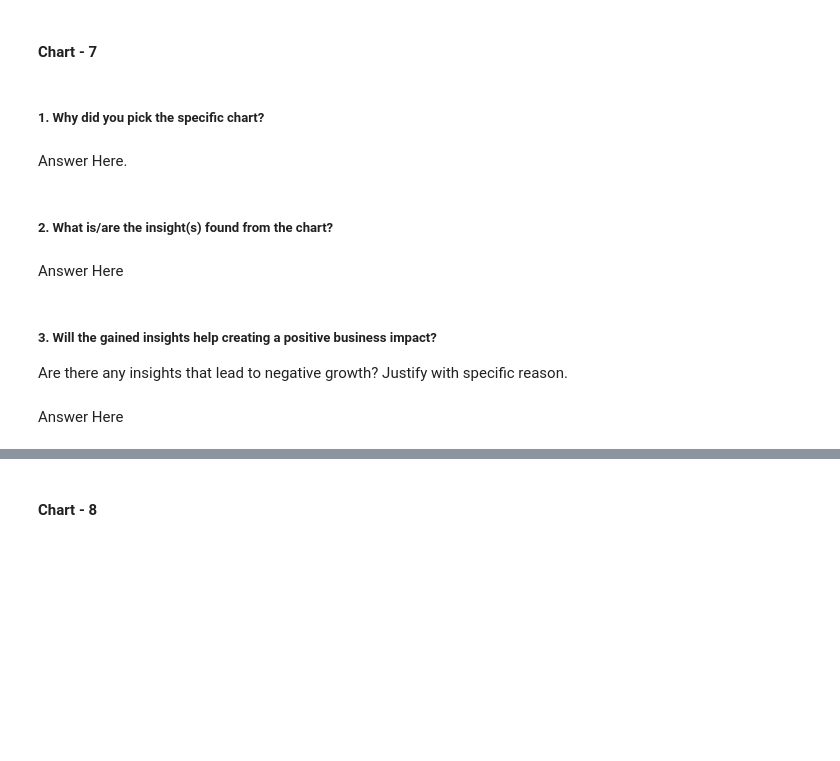
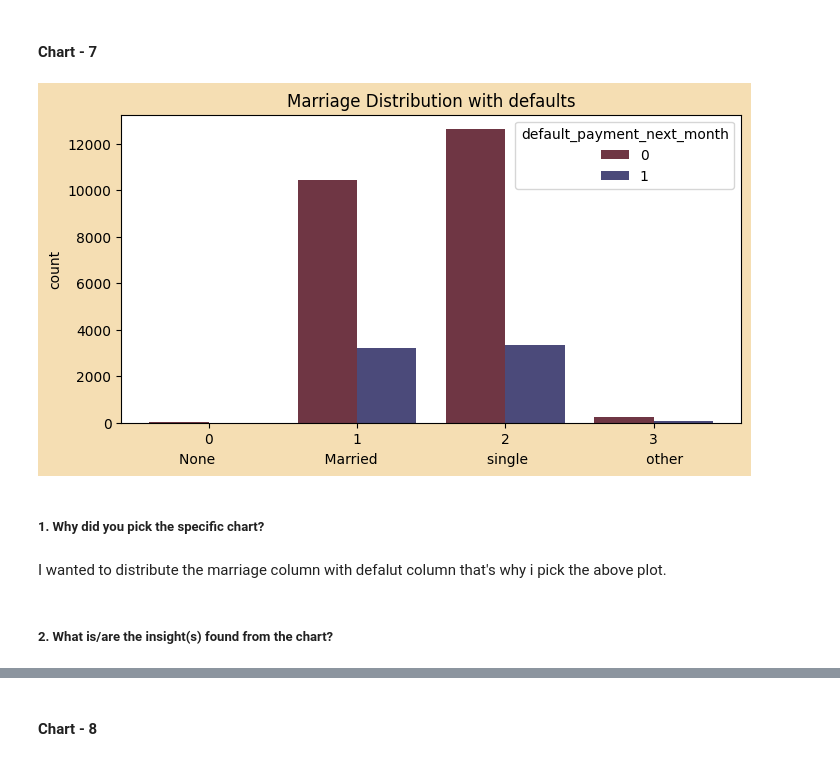
Before and after one commit to hmarathe420/Credit_Card_Default_Prediction, a Jupyter notebook: Credit_Card_Default_Prediction.ipynb, the cells around one changed output, grey strips where cells are left out. Saved outputs shown, nothing was run; the diff lists cells and outputs as text; code cells hidden in the pictures; blank space fills up the shorter version.

```diff
--- a/Credit_Card_Default_Prediction.ipynb
+++ b/Credit_Card_Default_Prediction.ipynb
@@ -478,13 +491,16 @@ Answer Here
+# %%
+# Marriage distribution with defaults
+plt.figure(figsize = (8,4), facecolor = 'wheat')
+plt.title('Marriage Distribution with defaults')
+sns.countplot(data = df, x = 'MARRIAGE', hue = 'default_payment_next_month', palette = 'icefire_r')
+plt.xlabel('None                         Married                         single                           other')
+plt.plot()
+plt.show()
+# %% [output]
+[figure, added]
 # %% [markdown]
 ##### 1. Why did you pick the specific chart?
-# %% [markdown]
-Answer Here.
+# %% [markdown]
+I wanted to distribute the marriage column with defalut column that's why i pick the above plot.
 # %% [markdown]
 ##### 2. What is/are the insight(s) found from the chart?
-# %% [markdown]
-Answer Here
-# %% [markdown]
-##### 3. Will the gained insights help creating a positive business impact?
-Are there any insights that lead to negative growth? Justify with specific reason.
-# %% [markdown]
-Answer Here
```
Also changed, not shown: parts of 31 cells of this notebook.
